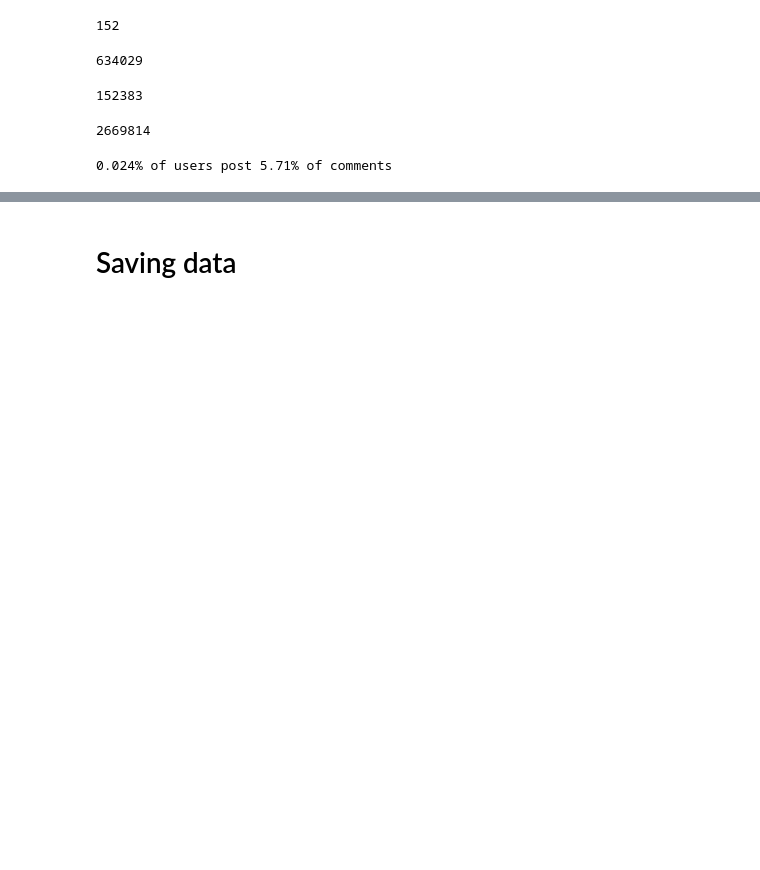
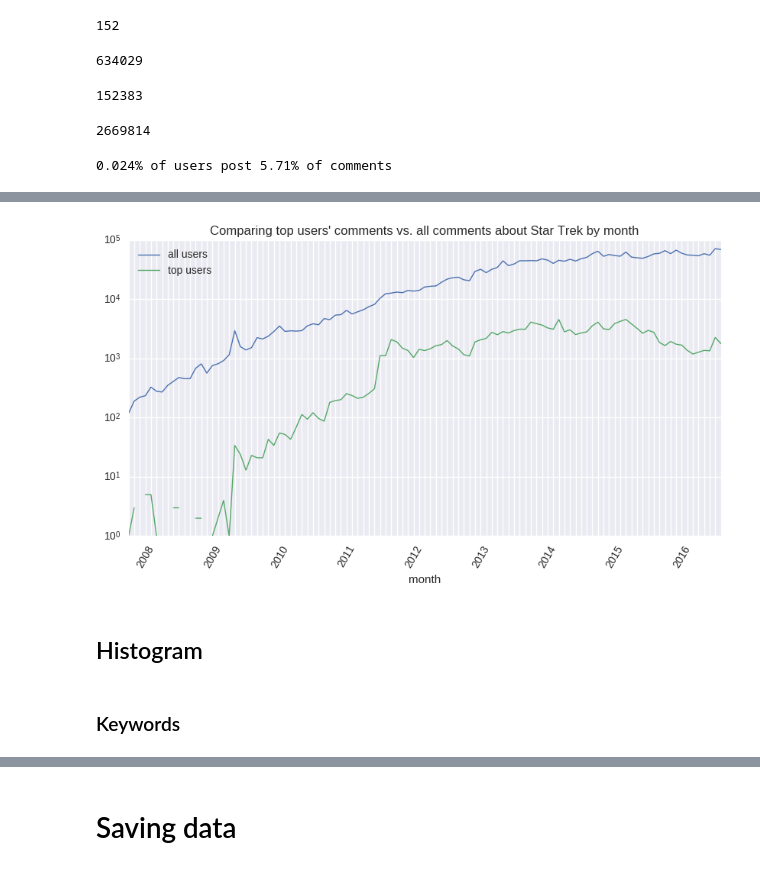
Before and after one commit to mavillard/nandi, a Jupyter notebook: reddit_10_network-4.ipynb, the cells around one changed output, grey strips where cells are left out. Cells and saved outputs as stored; diff of their text form; code cells hidden in the pictures; blank space fills up the shorter version.

```diff
--- a/reddit_10_network-4.ipynb
+++ b/reddit_10_network-4.ipynb
@@ -144,0 +149,2 @@ Calcular graficas, histogramas y sentiment analysis de top_reddit_df
+# %%
+reddit_by_month = reddit_df.groupby('month')['id'].count()
@@ -144,0 +153,5 @@ Calcular graficas, histogramas y sentiment analysis de top_reddit_df
+# %%
+comp_top_comments_by_month = pd.DataFrame({
+        'all users': reddit_by_month,
+        'top users': top_reddit_by_month,
+    })
@@ -144,0 +170,17 @@ Calcular graficas, histogramas y sentiment analysis de top_reddit_df
+# %%
+ax = comp_top_comments_by_month.plot(
+    figsize=(10,5),
+    xlim=('2007-10-01', '2016-08-31'),
+    xticks=comp_top_comments_by_month.index,
+    rot=60,
+    title='Comparing top users\' comments vs. all comments about Star Trek by month',
+)
+formatter = matplotlib.ticker.FuncFormatter(lambda x, p: format(int(x), ','))
+ax.get_yaxis().set_major_formatter(formatter)
+ax.set_yscale('log')
+# %% [output]
+[figure, added]
+# %% [markdown]
+## Histogram
+# %% [markdown]
+### Keywords
```
Also changed, not shown: parts of 19 cells of this notebook, 1 other file.
